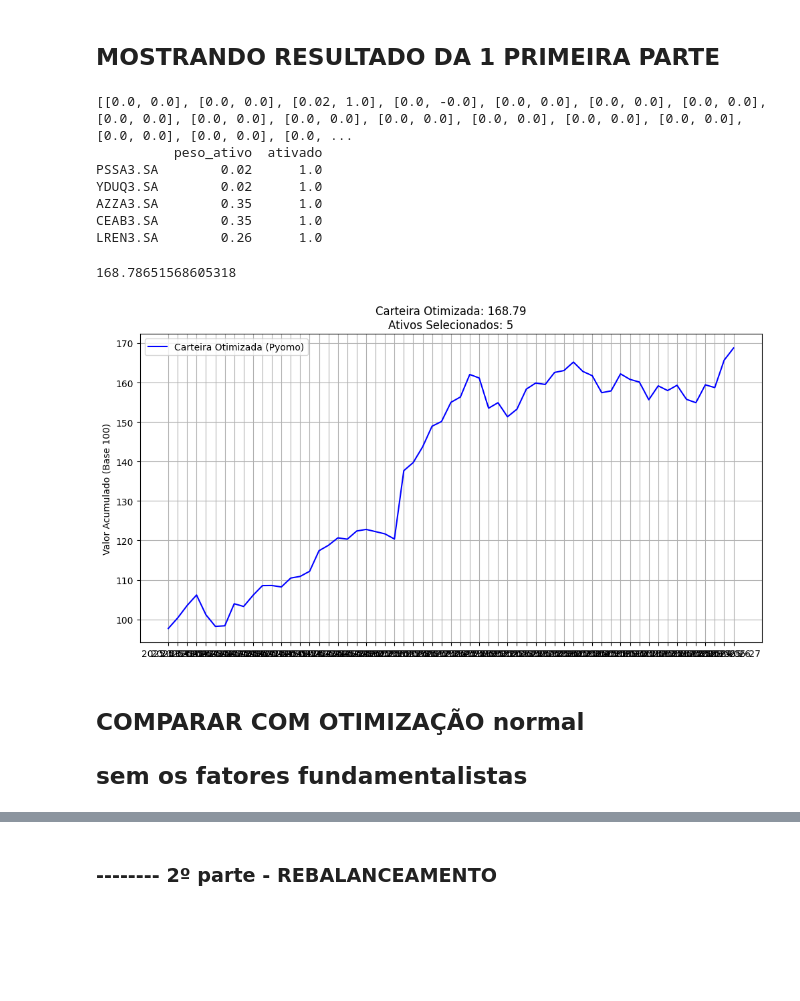
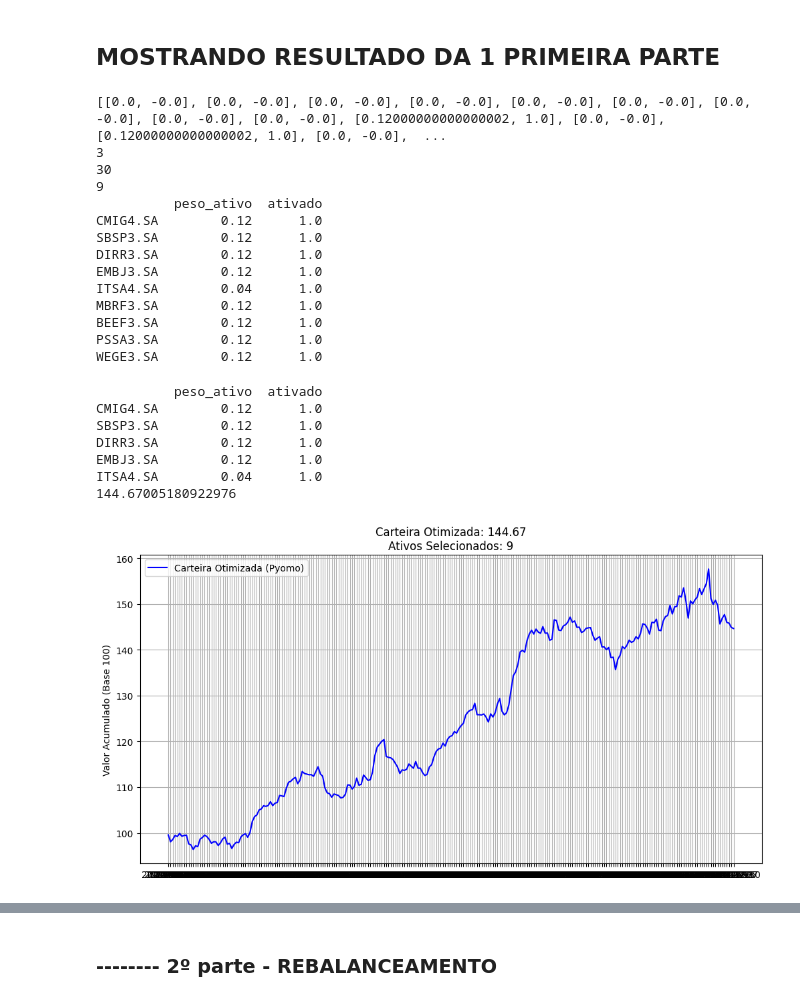
Before and after one commit to JoaoNogaroli/mestrado, a Jupyter notebook: Disciplina-atellier/aula 29-05-2026/app_otimizacao_carteira_magic_formula.ipynb, the cells around one changed output, grey strips where cells are left out. Saved outputs shown, nothing was run; the diff lists cells and outputs as text; code cells hidden in the pictures; blank space fills up the shorter version.

```diff
--- a/Disciplina-atellier/aula 29-05-2026/app_otimizacao_carteira_magic_formula.ipynb
+++ b/Disciplina-atellier/aula 29-05-2026/app_otimizacao_carteira_magic_formula.ipynb
@@ -54,2 +67,7 @@ df_mf=pd.read_excel(path_df_mf).set_index(['ativo'])
 # %%
 df_mf = df_mf.filter(items=['ticker','dt_refer','earnings_yield','ROIC'])
+df_mf['ticker'] = df_mf['ticker']+".SA"
+df_mf['earnings_yield'].fillna(0, inplace=True)
+df_mf_2023 = df_mf[df_mf['dt_refer'].str.contains('2023')]
+df_mf_2024 = df_mf[df_mf['dt_refer'].str.contains('2024')]
+df_mf_2025 = df_mf[df_mf['dt_refer'].str.contains('2025')]
@@ -137,10 +106,21 @@ df_mf.head(10)
 # %%
-vb_cardinalidade = 5
-vb_peso_maximo = 0.35
-vb_peso_minimo = 0.02
-vb_theta = 2
+vb_cardinalidade_max = 30
+vb_cardinalidade_min = 3
+vb_peso_maximo = 0.12
+vb_peso_minimo = 0.03
+vb_theta = 3
 # %% [markdown]
 # Modelo com dados fundamentalistas
+# %%
+score_2023_ativos = {}
+i=0
+for ticker in df_mf_2023['ticker'].unique():
+
+    df_temp = df_mf_2023[df_mf_2023['ticker'] == ticker]
+    # print(df_temp[['dt_refer', 'earnings_yield', 'ROIC']])
+    score_anual = (0.5*df_temp['earnings_yield'] + 0.5*df_temp['ROIC']).sum()
+    score_2023_ativos[i] = score_anual
+    i=i+1
 # %%
 # ------ CRIAÇÃO DO MODELO
 model = pyo.ConcreteModel()
@@ -228,20 +230,32 @@ CPLEX> -------FIM----------
 ## MOSTRANDO RESULTADO DA 1 PRIMEIRA PARTE
 # %%
 lista_grande = []
-for numero in range(len(um_ativos.columns)):
+for numero in range(len(dados_retorno_2024.columns)):
     peso_ativo = pyo.value(model.x[numero])
     ativado = pyo.value(model.y[numero])
 
     lista = [peso_ativo, ativado]
     lista_grande.append(lista)
 print(lista_grande)
-final = pd.DataFrame(lista_grande, columns=["peso_ativo","ativado"], index=um_ativos.columns)
+print(vb_cardinalidade_min)
+print(vb_cardinalidade_max)
+# print('cardinalidade escolhida: ',pyo.value(model.card_valor))
+
+final = pd.DataFrame(lista_grande, columns=["peso_ativo","ativado"], index=dados_retorno_2024.columns)
+print(len(final[final['ativado']!=0]))
 print(final[final['ativado']!=0])
 # %% [output]
-[[0.0, 0.0], [0.0, 0.0], [0.02, 1.0], [0.0, -0.0], [0.0, 0.0], [0.0, 0.0], [0.0, 0.0], [0.0, 0.0], [0.0, 0.0], [0.0, 0.0], [0.0, 0.0], [0.0, 0.0], [0.0, 0.0], [0.0, 0.0], [0.0, 0.0], [0.0, 0.0], [0.0, ...
+[[0.0, -0.0], [0.0, -0.0], [0.0, -0.0], [0.0, -0.0], [0.0, -0.0], [0.0, -0.0], [0.0, -0.0], [0.0, -0.0], [0.0, -0.0], [0.12000000000000002, 1.0], [0.0, -0.0], [0.12000000000000002, 1.0], [0.0, -0.0],  ...
+3
+30
+9
           peso_ativo  ativado
-PSSA3.SA        0.02      1.0
-YDUQ3.SA        0.02      1.0
-AZZA3.SA        0.35      1.0
-CEAB3.SA        0.35      1.0
-LREN3.SA        0.26      1.0
+CMIG4.SA        0.12      1.0
+SBSP3.SA        0.12      1.0
+DIRR3.SA        0.12      1.0
+EMBJ3.SA        0.12      1.0
+ITSA4.SA        0.04      1.0
+MBRF3.SA        0.12      1.0
+BEEF3.SA        0.12      1.0
+PSSA3.SA        0.12      1.0
+WEGE3.SA        0.12      1.0
@@ -256,29 +262,40 @@ carteira_otimizada = 1 + carteira_otimizada
 # %%
+df_final = final[final['ativado']!=0]
+print(df_final.head())
+ativos_selecionados = df_final.index
+retornos_carteira= dados_retorno_2024[ativos_selecionados]
+
+carteira_otimizada = (retornos_carteira*df_final['peso_ativo']).sum(axis=1)
+carteira_otimizada = 1 + carteira_otimizada
+
 # 3. Transformar em Retorno Acumulado (Base 100)
 acum_otimizado = (carteira_otimizada).cumprod() * 100
 # acum_equi = (carteira_equi).cumprod() * 100
 # acum_ibov = (1 + retornos_ibov_primeira_metade['IBOV']).cumprod() * 100
 
 print(acum_otimizado[-1])
 # print(acum_equi[-1])
 # print(acum_ibov[-1])
 
 # 4. Plotar o Gráfico
 plt.figure(figsize=(12, 6))
 # plt.plot(acum_ibov, label='Ibovespa (Benchmark)', color='black', linewidth=2, linestyle='--')
 plt.plot(acum_otimizado, label='Carteira Otimizada (Pyomo)', color='blue')
 # plt.plot(acum_equi, label='Carteira Equiponderada', color='red', alpha=0.5)
 
 texto = f"Carteira Otimizada: {acum_otimizado[-1]:.2f}\nAtivos Selecionados: {len(ativos_selecionados)}"
 # plt.title('Comparação de Performance: Index Tracking (10 ativos)')
 plt.title(texto)
 plt.ylabel('Valor Acumulado (Base 100)')
 plt.legend()
 plt.grid(True)
 plt.show()
 # %% [output]
-168.78651568605318
+          peso_ativo  ativado
+CMIG4.SA        0.12      1.0
+SBSP3.SA        0.12      1.0
+DIRR3.SA        0.12      1.0
+EMBJ3.SA        0.12      1.0
+ITSA4.SA        0.04      1.0
+144.67005180922976
-[figure, old version]
+[figure, new version]
-# %% [markdown]
-## COMPARAR COM OTIMIZAÇÃO normal
-## sem os fatores fundamentalistas
```
Also changed, not shown: parts of 26 cells of this notebook, 11 other files.
